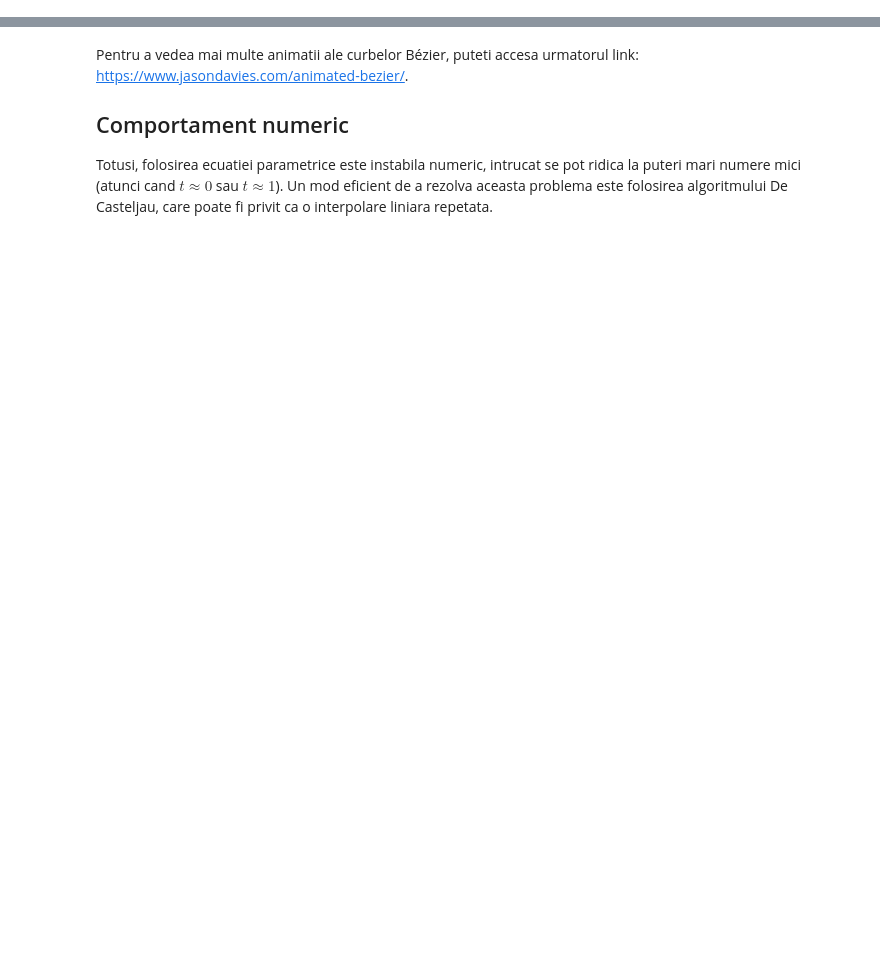
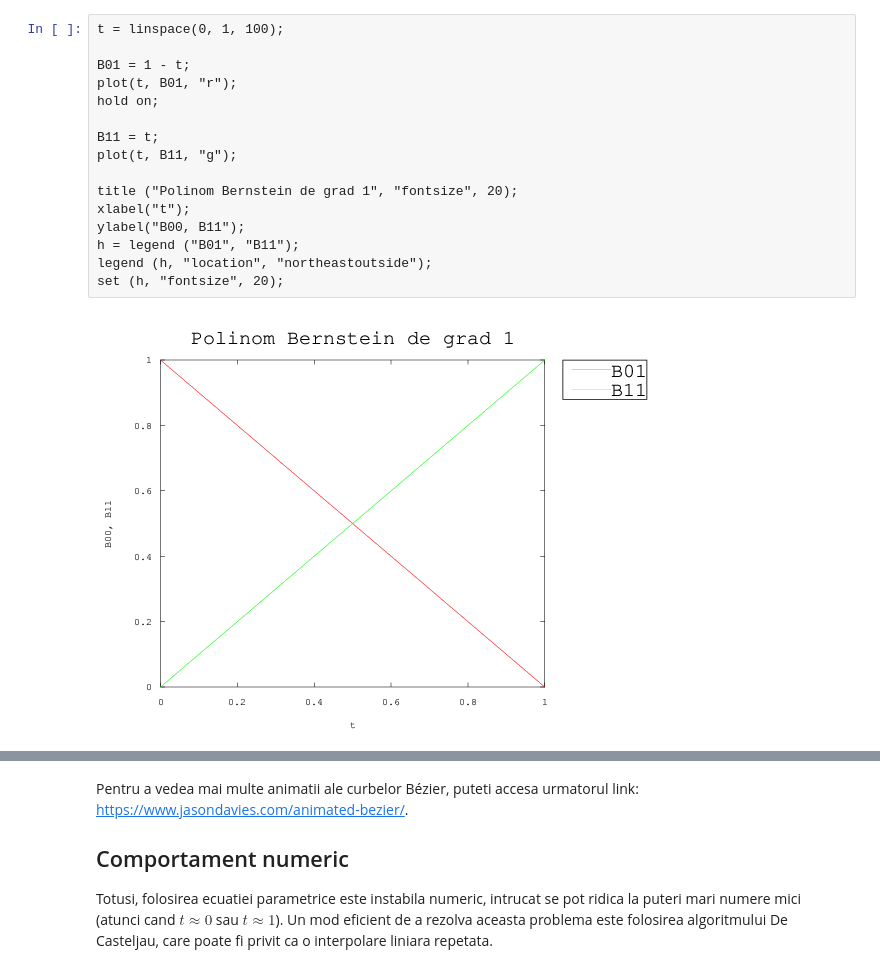
Before and after one commit to adinasm/numerical-methods-labs, a Jupyter notebook: Bezier.ipynb, the cells around one changed output, grey strips where cells are left out. Cells and saved outputs as stored; diff of their text form; blank space fills up the shorter version.

```diff
--- a/Bezier.ipynb
+++ b/Bezier.ipynb
@@ -30,0 +41,18 @@ pentru $i = \overline{0, n}$, unde  $$C_n^i = \frac{n!}{i!\cdot  (n-i)!}$$
+# %%
+t = linspace(0, 1, 100);
+
+B01 = 1 - t;
+plot(t, B01, "r");
+hold on;
+
+B11 = t;
+plot(t, B11, "g");
+
+title ("Polinom Bernstein de grad 1", "fontsize", 20);
+xlabel("t");
+ylabel("B00, B11");
+h = legend ("B01", "B11");
+legend (h, "location", "northeastoutside");
+set (h, "fontsize", 20);
+# %% [output]
+[figure, added]
```
Also changed, not shown: parts of 14 cells of this notebook.
